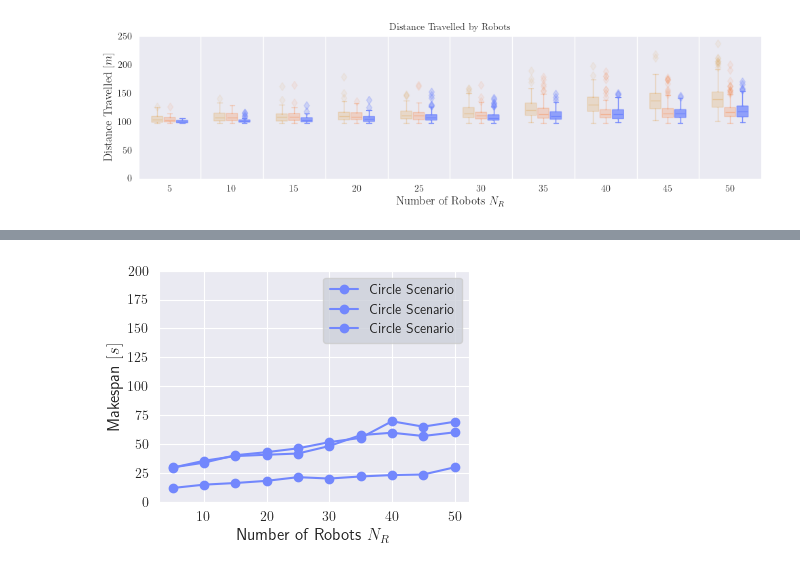
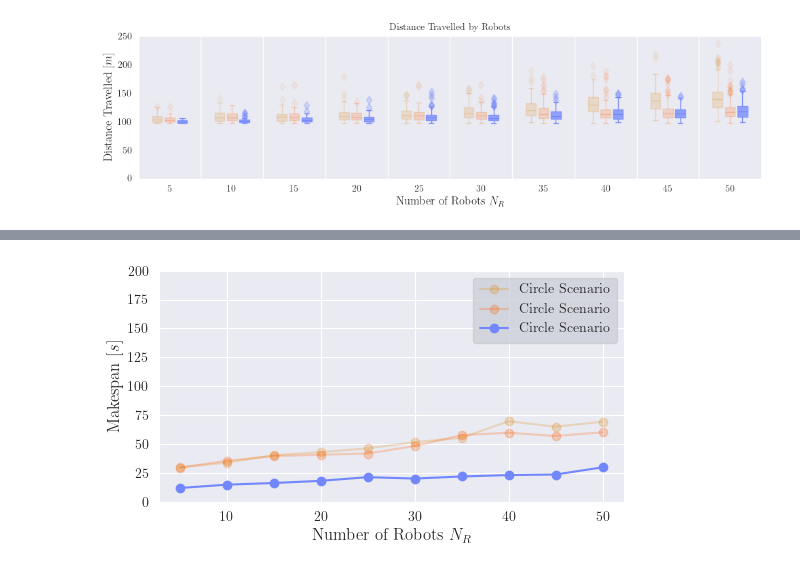
Before and after one commit to AU-Master-Thesis/magics, a Jupyter notebook: scripts/analyse-circle-scenario.ipynb, the cells around one changed output, grey strips where cells are left out. Cells and saved outputs as stored; diff of their text form; code cells hidden in the pictures.

Commit message:
feat(plotting): new plots just dropped

```diff
--- a/scripts/analyse-circle-scenario.ipynb
+++ b/scripts/analyse-circle-scenario.ipynb
@@ -241,28 +240,28 @@ colors=[('#df8e1d', 0.25), ('#fe640b', 0.25), ('#7287fd', 1.0)]
 # %%
 
 # plot makespan
-fig, ax = plt.subplots(figsize=(4, 3))
-for i, d in enumerate(data):
+fig, ax = plt.subplots(figsize=(6, 3))
+for i, (d, (c, l)) in enumerate(zip(data, colors)):
     aggregated_data_makespan = d['makespan']
     makespan_data = [aggregated_data_makespan[key] for key in sorted(aggregated_data_makespan.keys())]
     labels = sorted(aggregated_data_makespan.keys())
     makespan_data = [np.mean(makespan) for makespan in makespan_data]
-    ax.plot(labels, makespan_data, marker='o', color=flavor.lavender.hex, label='Circle Scenario')
+    ax.plot(labels, makespan_data, marker='o', color=c, label='Circle Scenario', alpha=l)
 
 ax.set_ylim(0, 200)
 # ax.set_aspect(1 / 1.414) # A4 paper
 # ax.boxplot(data, labels=labels, flierprops=dict(marker='D', color='r', markersize=8))
 
 ax.set_xlabel(r'Number of Robots $N_R$', fontsize=12)
 ax.set_ylabel(r'Makespan $[s]$', fontsize=12)
 ax.tick_params(axis='both', which='major', labelsize=10)
 legend = ax.legend(borderpad=0.5, framealpha=0.8, frameon=True)
 legend.get_frame().set_facecolor(flavor.surface0.hex)  # Change background color
 # plt.tight_layout()
 fig.savefig('./scripts/out/circle-experiment-makespan.svg')
 # %% [output]
 [interactive output not drawn]
-[figure, old version]
+[figure, new version]
 # %%
 
 
```
Also changed, not shown: parts of 3 cells of this notebook.
